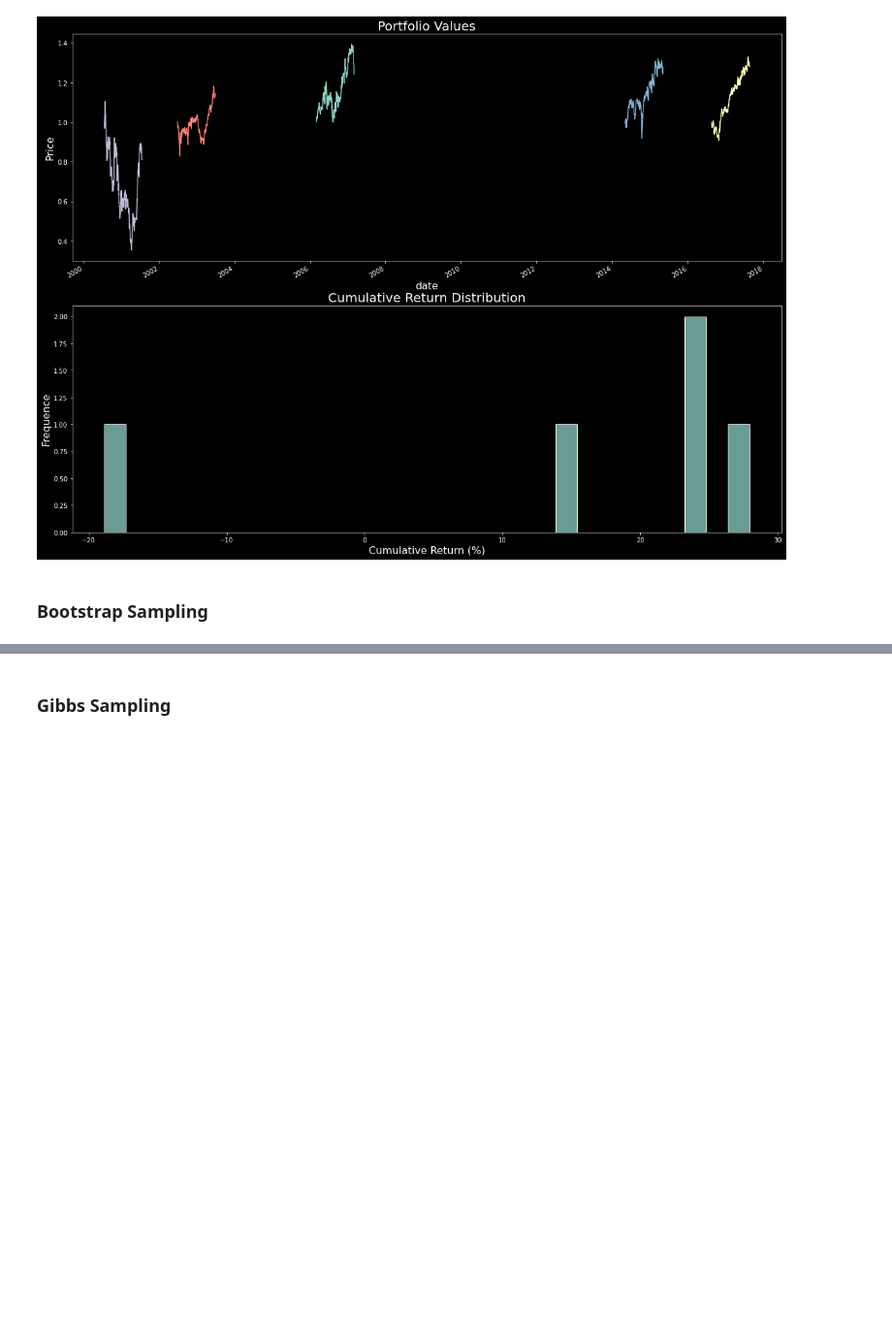
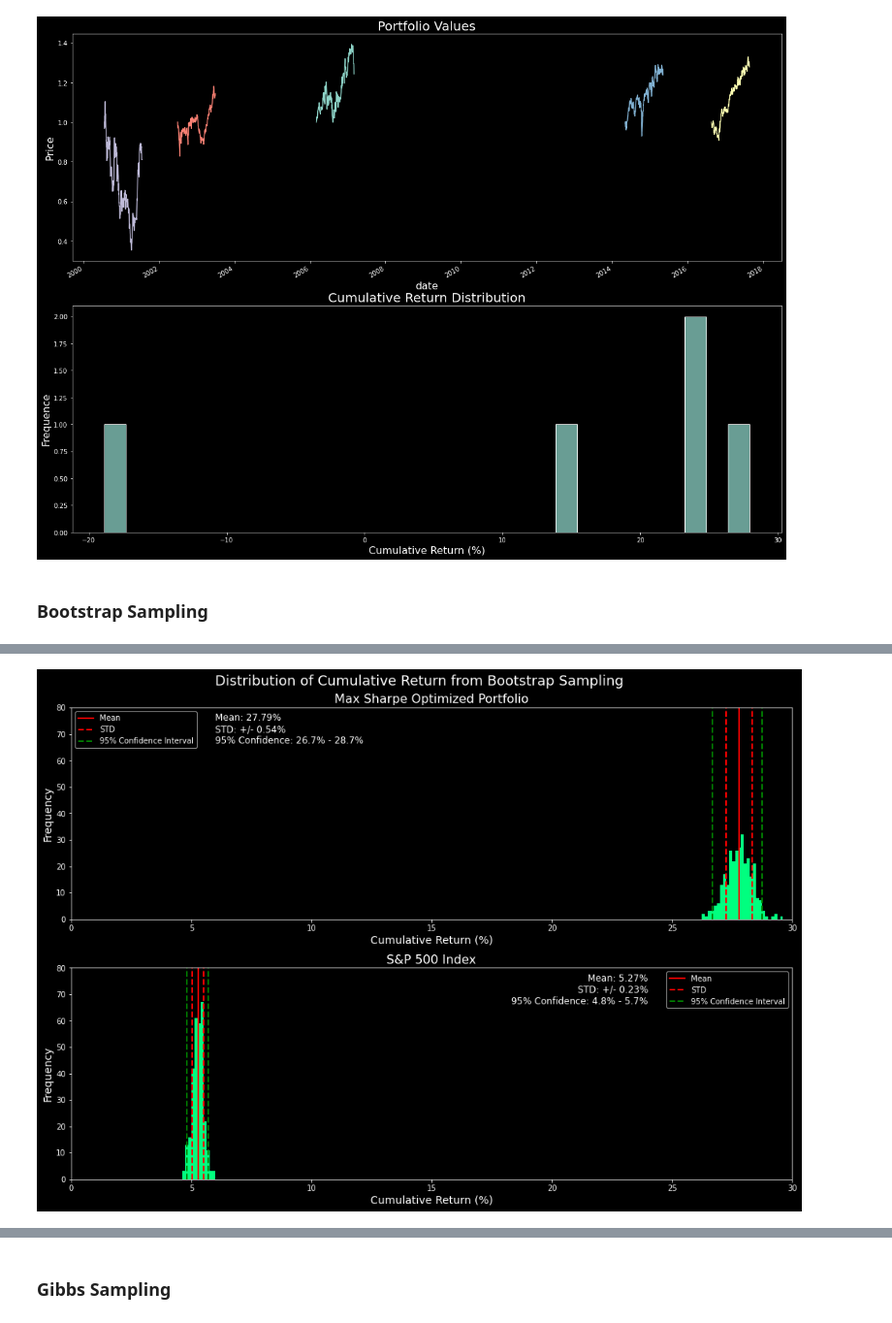
Before and after one commit to jujbates/Portfolio-Optimization, a Jupyter notebook: portopt/notebooks/exploratory/5.0-jujbates-S&P500-PO_modeling.ipynb, the cells around one changed output, grey strips where cells are left out. Shown at 97% size. Drawn from its saved outputs; the diff is of its cells as text; code cells hidden in the pictures; blank space fills up the shorter version.

Commit message:
Finished modeling, report, and powerpoint.

```diff
--- a/portopt/notebooks/exploratory/5.0-jujbates-S&P500-PO_modeling.ipynb
+++ b/portopt/notebooks/exploratory/5.0-jujbates-S&P500-PO_modeling.ipynb
@@ -316,8 +352,8 @@ pickle.dump(sp500_index_stats, pickling_on)
 pickling_on.close()
 # %%
-# pickle_off = open(project_dir + '/data/results/' + 'btsp_opt_port_stats.pkl','rb')
-# opt_port_stats = pickle.load(pickle_off)
+pickle_off = open(project_dir + '/data/results/' + 'btsp_opt_port_stats.pkl','rb')
+btsp_opt_port_stats = pickle.load(pickle_off)
 
-# pickle_off = open(project_dir + '/data/results/' + 'btsp_sp500_index_stats.pkl','rb')
-# sp500_index_stats = pickle.load(pickle_off)
+pickle_off = open(project_dir + '/data/results/' + 'btsp_sp500_index_stats.pkl','rb')
+btsp_sp500_index_stats = pickle.load(pickle_off)
 # %%
@@ -368,0 +413,77 @@ sp500_index 95.0 confidence interval 4.4% and 6.0%
+# %%
+left, width = .20 , .6
+bottom, height = .25, .725
+right = left + width
+top = bottom + height
+
+
+btsp_opt_port_stats_mean = np.mean(btsp_opt_port_stats)
+btsp_opt_port_stats_std = np.std(btsp_opt_port_stats)
+
+btsp_sp500_index_stats_mean = np.mean(btsp_sp500_index_stats)
+btsp_sp500_index_stats_std = np.std(btsp_sp500_index_stats)
+
+
+fig, (ax1, ax2) = plt.subplots(2, figsize=(14, 10))
+fig.suptitle('Distribution of Cumulative Return from Bootstrap Sampling', fontsize=18)
+
+sns.distplot(np.array(btsp_opt_port_stats), kde=False, bins=40, ax=ax1,
+             hist_kws={"alpha": 1, "color": c[1], "range": (25, 30), })
+
+
+ax1.axvline(btsp_opt_port_stats_mean, color='red', linestyle='solid', linewidth=2, label='Mean')
+ax1.axvline(btsp_opt_port_stats_mean + btsp_opt_port_stats_std, color='red', linestyle='dashed', linewidth=2, label='STD')
+ax1.axvline(btsp_opt_port_stats_mean - btsp_opt_port_stats_std, color='red', linestyle='dashed', linewidth=2)
+
+# To plot the std lines we plot both the positive and negative values
+ax1.axvline(btsp_opt_port_lower, color='g', linestyle='dashed', linewidth=2, label='95% Confidence Interval')
+ax1.axvline(btsp_opt_port_upper, color='g', linestyle='dashed', linewidth=2)
+
+text1 = "Mean: {}%\nSTD: +/- {}%\n95% Confidence: {}% - {}%".format(round(btsp_opt_port_stats_mean, 2), round(btsp_opt_port_stats_std, 2),  round(btsp_opt_port_lower, 1), round(btsp_opt_port_upper, 1))
+ax1.text(left, top, text1,
+    fontsize='large',
+    horizontalalignment='left',
+    verticalalignment='top',
+    transform=ax1.transAxes)
+
+
+ax1.set_xlim(0, 30)
+ax1.set_ylim(0, 80)
+ax1.set_title('Max Sharpe Optimized Portfolio', fontsize=16)
+ax1.set_xlabel('Cumulative Return (%)', fontsize=14)
+ax1.set_ylabel('Frequency', fontsize=14)
+ax1.legend(loc="upper left")
+
+
+sns.distplot(np.array(btsp_sp500_index_stats), kde=False, bins=40, ax=ax2,
+             hist_kws={"alpha": 1, "color": c[1], "range": (2.5, 7.5)})
+
+ax2.axvline(btsp_sp500_index_stats_mean, color='red', linestyle='solid', linewidth=2, label='Mean')
+ax2.axvline(btsp_sp500_index_stats_mean + btsp_sp500_index_stats_std, color='red', linestyle='dashed', linewidth=2, label='STD')
+ax2.axvline(btsp_sp500_index_stats_mean - btsp_sp500_index_stats_std, color='red', linestyle='dashed', linewidth=2)
+
+# To plot the std lines we plot both the positive and negative values
+ax2.axvline(btsp_sp500_index_lower, color='g', linestyle='dashed', linewidth=2, label='95% Confidence Interval')
+ax2.axvline(btsp_sp500_index_upper, color='g', linestyle='dashed', linewidth=2)
+
+text2 = "Mean: {}%\nSTD: +/- {}%\n95% Confidence: {}% - {}%".format(round(btsp_sp500_index_stats_mean, 2), round(btsp_sp500_index_stats_std, 2),  round(btsp_sp500_index_lower, 1), round(btsp_sp500_index_upper, 1))
+ax2.text(right, top, text2,
+    fontsize='large',
+    horizontalalignment='right',
+    verticalalignment='top',
+    transform=ax2.transAxes)
+
+
+ax2.set_xlim(0, 30)
+ax2.set_ylim(0, 80)
+ax2.set_title('S&P 500 Index', fontsize=16)
+ax2.set_xlabel('Cumulative Return (%)', fontsize=14)
+ax2.set_ylabel('Frequency', fontsize=14)
+ax2.legend(loc="upper right")
+
+
+fig.tight_layout()
+
+plt.savefig(project_dir + '/reports/figures/' + 'histo_cumuliative_return_bootstrap_sampling.png')
+# %% [output]
+[figure, added]
```
Also changed, not shown: parts of 27 cells of this notebook, 16 other files.
